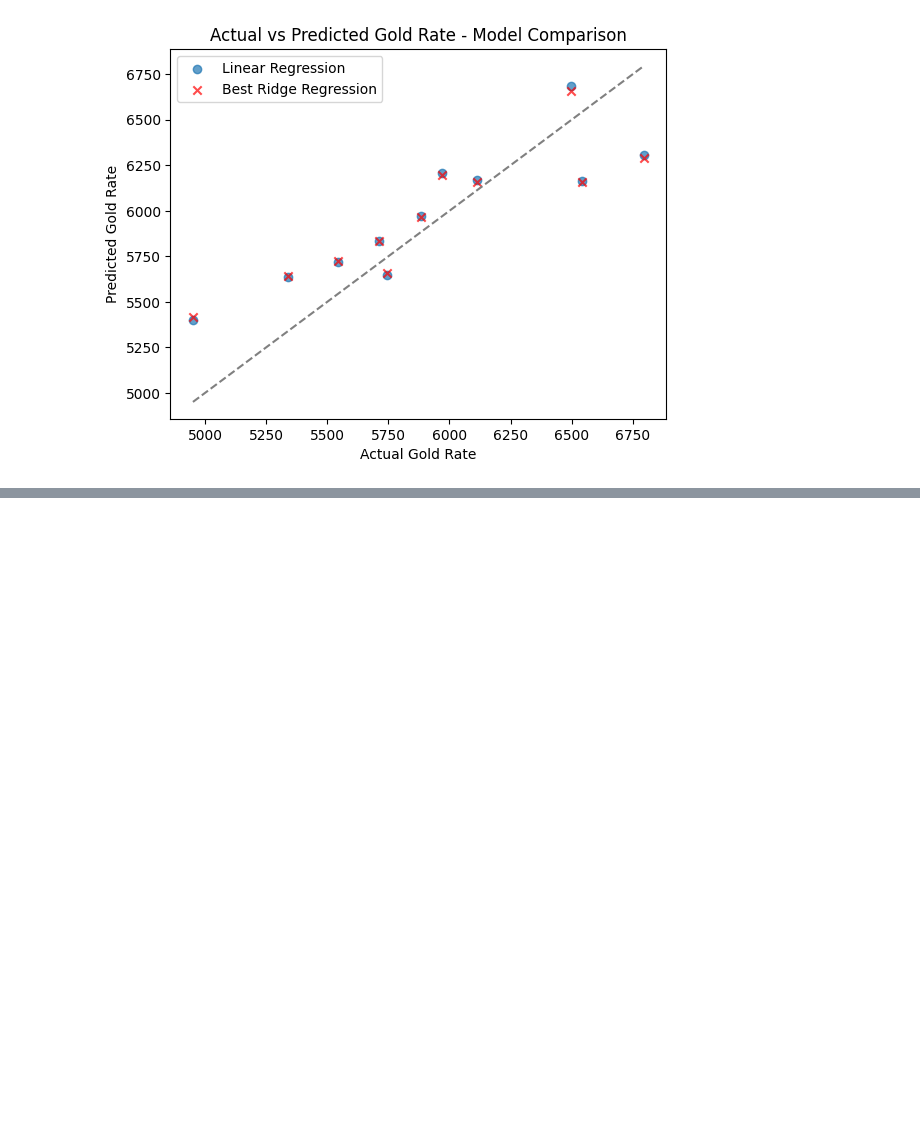
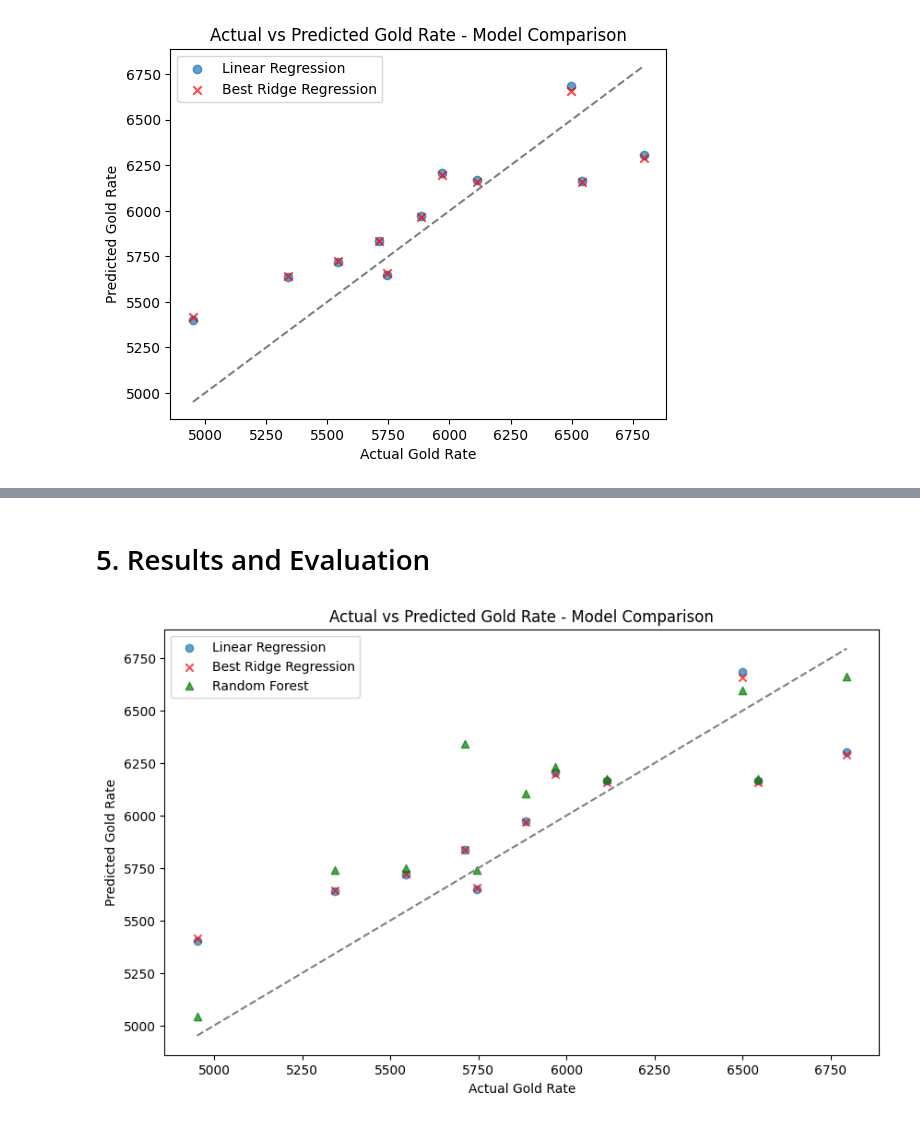
Before and after one commit to LinhVuHoang/Personal_projects, a Jupyter notebook: Gold-Price-Prediction/notebook/Gold_price_usdinr_prediction.ipynb, the cells around one changed output, grey strips where cells are left out. Cells and saved outputs as stored; diff of their text form; code cells hidden in the pictures; blank space fills up the shorter version.

```diff
--- a/Gold-Price-Prediction/notebook/Gold_price_usdinr_prediction.ipynb
+++ b/Gold-Price-Prediction/notebook/Gold_price_usdinr_prediction.ipynb
@@ -387,0 +520,30 @@ plt.show()
+# %% [markdown]
+<h1>5. Results and Evaluation</h1>
+# %%
+# compare linear and random forest regression models
+
+# Create a figure and an axes for the comparison plot
+fig, ax = plt.subplots(figsize=(10, 6))
+
+# Plot the actual vs predicted values for the original linear regression model
+ax.scatter(y_test, y_pred, label='Linear Regression', alpha=0.7)
+
+# Plot the actual vs predicted values for the best Ridge regression model
+ax.scatter(y_test, y_pred_best, label='Best Ridge Regression', alpha=0.7, marker='x', color='red')
+
+# Plot for Random Forest
+ax.scatter(y_test, y_pred_rf, label='Random Forest', alpha=0.7, marker='^', color='green')
+
+# Add labels, title, legend, and diagonal line (as before)
+ax.set_xlabel('Actual Gold Rate')
+ax.set_ylabel('Predicted Gold Rate')
+ax.set_title('Actual vs Predicted Gold Rate - Model Comparison')
+ax.legend()
+
+min_value = min(y_test.min().values[0], y_pred.min(), y_pred_best.min(), y_pred_rf.min())
+max_value = max(y_test.max().values[0], y_pred.max(), y_pred_best.max(), y_pred_rf.max())
+ax.plot([min_value, max_value], [min_value, max_value], color='gray', linestyle='--')
+
+plt.show()
+# %% [output]
+[figure, added]
```
Also changed, not shown: parts of 25 cells of this notebook, 5 other files.
